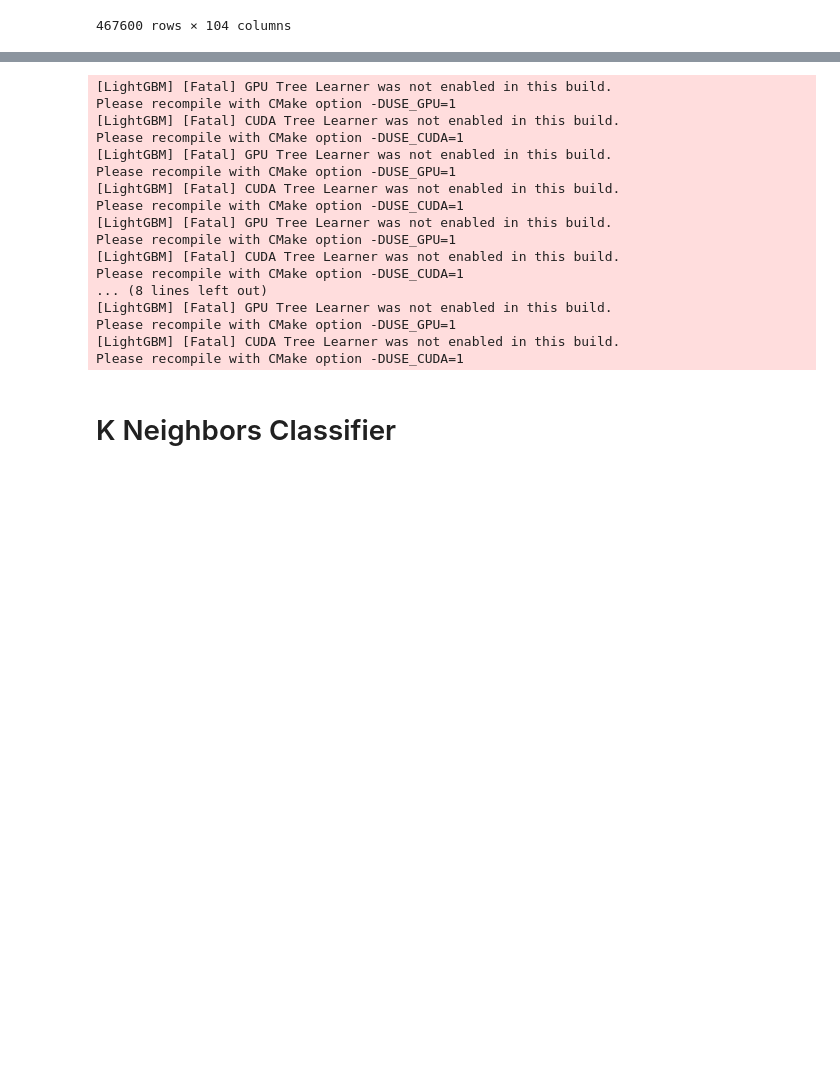
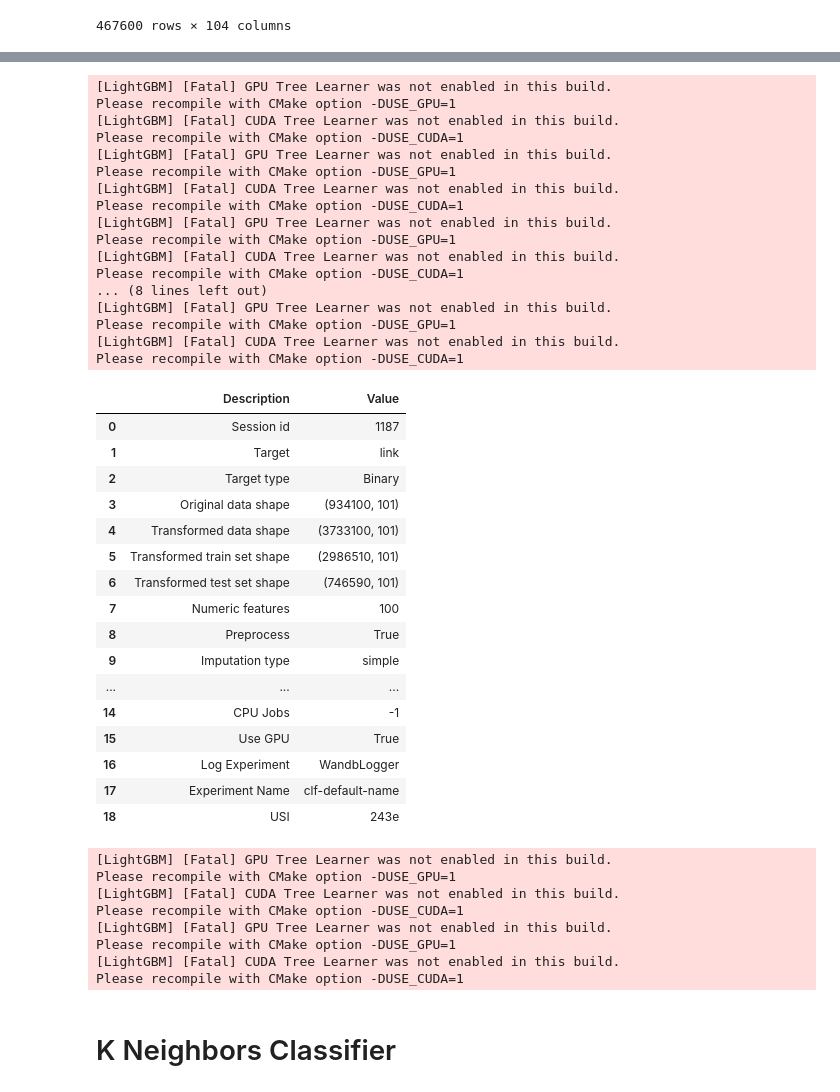
Before and after one commit to atoffano/KGene2Pheno, a Jupyter notebook: auto_binaryclassif_emb_toruse_val.ipynb, the cells around one changed output, grey strips where cells are left out. Cells and saved outputs as stored; diff of their text form; code cells hidden in the pictures; blank space fills up the shorter version.

```diff
--- a/auto_binaryclassif_emb_toruse_val.ipynb
+++ b/auto_binaryclassif_emb_toruse_val.ipynb
@@ -45,4 +45,5 @@ df
 # %%
 df2 = df
 # %%
-df = df.drop('relation', axis=1)
+df_num = df.drop(['head', 'relation', 'tail'], axis=1)
+df_num
@@ -49,25 +66,50 @@ df = df.drop('relation', axis=1)
 # %%
 # Experiment setup
-s = setup(df, target = 'link', fold_strategy = 'stratifiedkfold', fold=10, train_size = 0.8, n_jobs=-1, system_log=True, use_gpu = True, log_experiment='wandb')
+s = setup(df_num, target = 'link', fold_strategy = 'stratifiedkfold', fold=10, train_size = 0.8, n_jobs=-1, system_log=True, use_gpu = True, log_experiment='wandb')
 exp = ClassificationExperiment()
 # %% [output]
 [LightGBM] [Fatal] GPU Tree Learner was not enabled in this build.
 Please recompile with CMake option -DUSE_GPU=1
 [LightGBM] [Fatal] CUDA Tree Learner was not enabled in this build.
 Please recompile with CMake option -DUSE_CUDA=1
 [LightGBM] [Fatal] GPU Tree Learner was not enabled in this build.
 Please recompile with CMake option -DUSE_GPU=1
 [LightGBM] [Fatal] CUDA Tree Learner was not enabled in this build.
 Please recompile with CMake option -DUSE_CUDA=1
 [LightGBM] [Fatal] GPU Tree Learner was not enabled in this build.
 Please recompile with CMake option -DUSE_GPU=1
 [LightGBM] [Fatal] CUDA Tree Learner was not enabled in this build.
 Please recompile with CMake option -DUSE_CUDA=1
 ... (8 lines left out)
 [LightGBM] [Fatal] GPU Tree Learner was not enabled in this build.
 Please recompile with CMake option -DUSE_GPU=1
 [LightGBM] [Fatal] CUDA Tree Learner was not enabled in this build.
 Please recompile with CMake option -DUSE_CUDA=1
+|  | Description | Value |
+| 0 | Session id | 1187 |
+| 1 | Target | link |
+| 2 | Target type | Binary |
+| 3 | Original data shape | (934100, 101) |
+| 4 | Transformed data shape | (3733100, 101) |
+| 5 | Transformed train set shape | (2986510, 101) |
+| 6 | Transformed test set shape | (746590, 101) |
+| 7 | Numeric features | 100 |
+| 8 | Preprocess | True |
+| 9 | Imputation type | simple |
+| ... | ... | ... |
+| 14 | CPU Jobs | -1 |
+| 15 | Use GPU | True |
+| 16 | Log Experiment | WandbLogger |
+| 17 | Experiment Name | clf-default-name |
+| 18 | USI | 243e |
+[LightGBM] [Fatal] GPU Tree Learner was not enabled in this build.
+Please recompile with CMake option -DUSE_GPU=1
+[LightGBM] [Fatal] CUDA Tree Learner was not enabled in this build.
+Please recompile with CMake option -DUSE_CUDA=1
+[LightGBM] [Fatal] GPU Tree Learner was not enabled in this build.
+Please recompile with CMake option -DUSE_GPU=1
+[LightGBM] [Fatal] CUDA Tree Learner was not enabled in this build.
+Please recompile with CMake option -DUSE_CUDA=1
 # %% [markdown]
 # K Neighbors Classifier
 # %%
```
Also changed, not shown: parts of 54 cells of this notebook, 19 other files.
